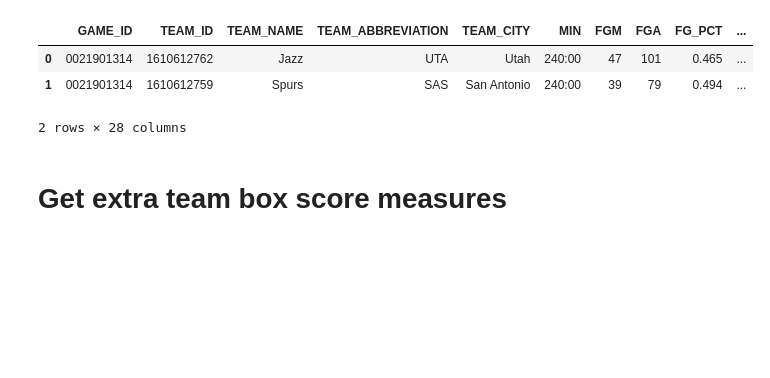
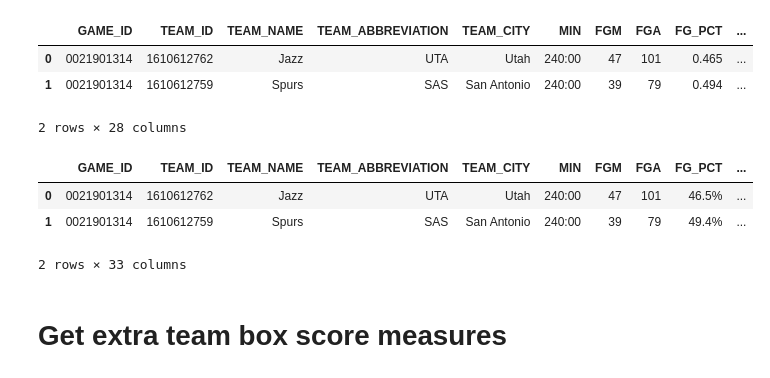
Before and after one commit to SpecCRA/vlads_data_project, a Jupyter notebook: data_scraper_prototype.ipynb, the cells around one changed output. Cells and saved outputs as stored; diff of their text form; code cells hidden in the pictures; blank space fills up the shorter version.

```diff
--- a/data_scraper_prototype.ipynb
+++ b/data_scraper_prototype.ipynb
@@ -229,3 +224,17 @@ Index(['GAME_ID', 'TEAM_ID', 'TEAM_NAME', 'TEAM_ABBREVIATION', 'TEAM_CITY',
        'FT_PCT', 'OREB', 'DREB', 'REB', 'AST', 'STL', 'BLK', 'TO', 'PF', 'PTS',
        'PLUS_MINUS'],
       dtype='object')
+# %%
+game_matchup = spurs_games_df[spurs_games_df['GAME_ID'] == spurs_games[0]].MATCHUP.str.split(' ')
+
+opponent_abbr = game_matchup.iloc[0][2]
+
+home_or_away = assign_home(game_matchup.iloc[0])
+# %%
+home_dict = {
+    'TEAM_ABBREVIATION': ['SAS', opponent_abbr],
+    'home': home_or_away
+}
+
+temp_home_df = pd.DataFrame(data=home_dict)
+temp_home_df
@@ -240,8 +279,6 @@ team_box_score_df
 | 0 | 0021901314 | 1610612762 | Jazz | UTA | Utah | 240:00 | 47 | 101 | 0.465 | ... |
 | 1 | 0021901314 | 1610612759 | Spurs | SAS | San Antonio | 240:00 | 39 | 79 | 0.494 | ... |
 2 rows × 28 columns
-# %%
-team_box_score_df['2P_PCT'] = round((team_box_score_df['2PM'] / team_box_score_df['2PA']), 3)
 # %%
 # Reassign format to 7-9 FGA-FGM
 combine_shooting_fields(team_box_score_df, 'FGM', 'FGA', 'FG')
@@ -254,4 +291,14 @@ team_box_score_df['2P_PCT'] = team_box_score_df['2P_PCT'].apply(format_pct)
 team_box_score_df['FG3_PCT'] = team_box_score_df['FG3_PCT'].apply(format_pct)
 team_box_score_df['FG_PCT'] = team_box_score_df['FG_PCT'].apply(format_pct)
 team_box_score_df['FT_PCT'] = team_box_score_df['FT_PCT'].apply(format_pct)
+
+# append home or away column
+team_box_score_df = team_box_score_df.join(temp_home_df.set_index('TEAM_ABBREVIATION'), on='TEAM_ABBREVIATION')
+# %%
+team_box_score_df
+# %% [output]
+|  | GAME_ID | TEAM_ID | TEAM_NAME | TEAM_ABBREVIATION | TEAM_CITY | MIN | FGM | FGA | FG_PCT | ... |
+| 0 | 0021901314 | 1610612762 | Jazz | UTA | Utah | 240:00 | 47 | 101 | 46.5% | ... |
+| 1 | 0021901314 | 1610612759 | Spurs | SAS | San Antonio | 240:00 | 39 | 79 | 49.4% | ... |
+2 rows × 33 columns
 # %%
```
Also changed, not shown: parts of 31 cells of this notebook, 6 other files.
